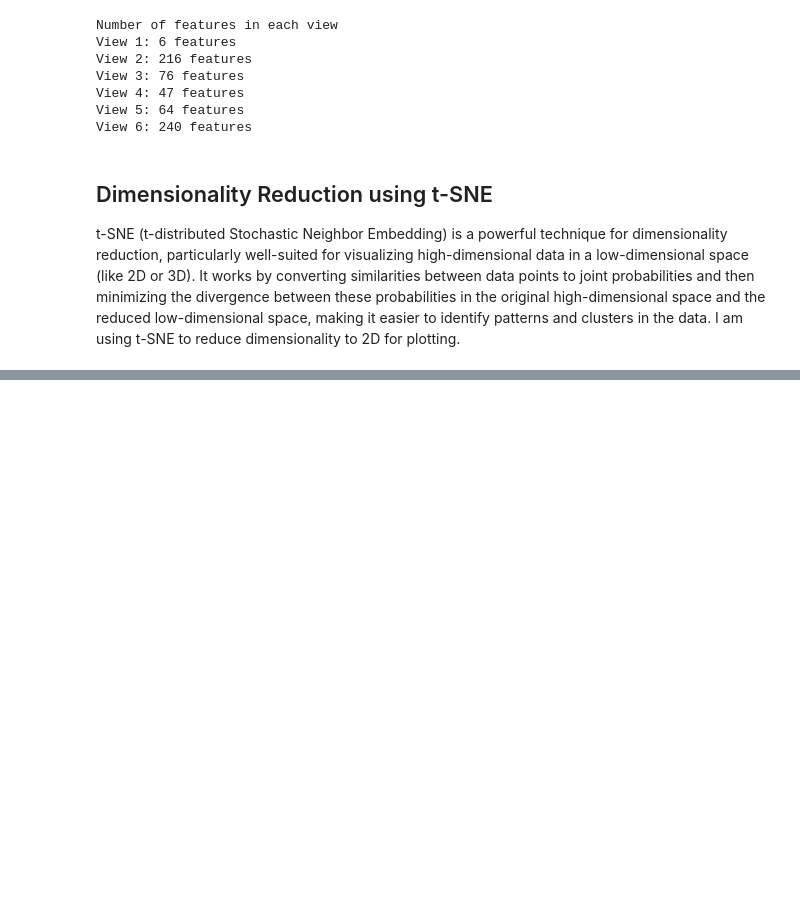
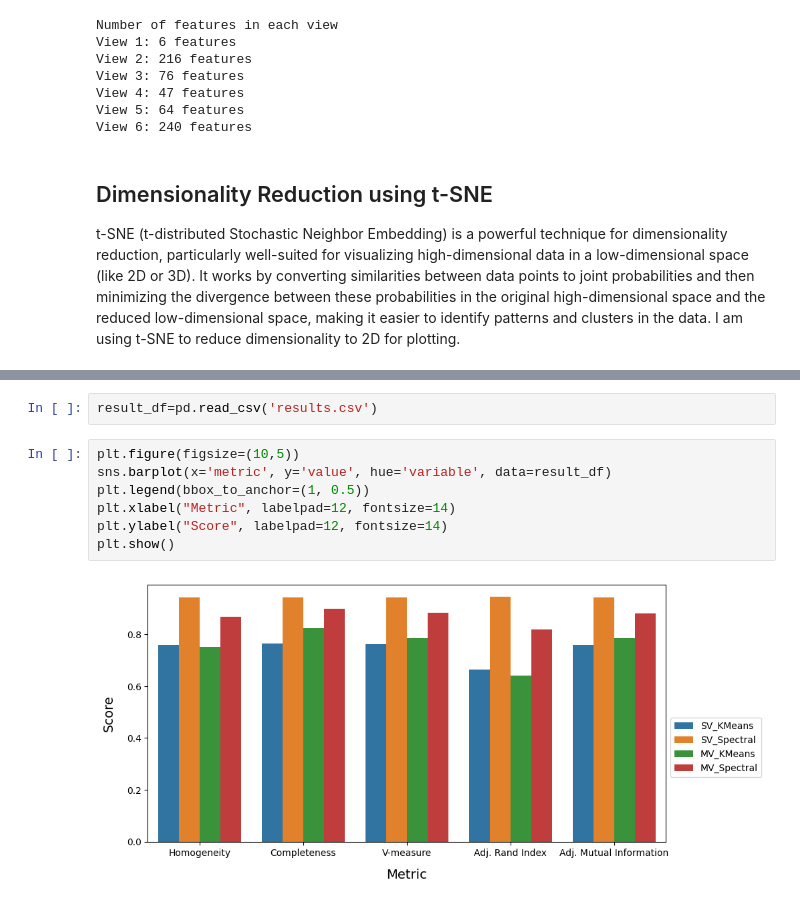
Before and after one commit to Ibrahim-Ola/multi_view_learning, a Jupyter notebook: multi_view_clustering.ipynb, the cells around one changed output, grey strips where cells are left out. Saved outputs shown, nothing was run; the diff lists cells and outputs as text; blank space fills up the shorter version.

```diff
--- a/multi_view_clustering.ipynb
+++ b/multi_view_clustering.ipynb
@@ -69,0 +214,11 @@ tsne_df.head()
+# %%
+result_df=pd.read_csv('results.csv')
+# %%
+plt.figure(figsize=(10,5))
+sns.barplot(x='metric', y='value', hue='variable', data=result_df)
+plt.legend(bbox_to_anchor=(1, 0.5))
+plt.xlabel("Metric", labelpad=12, fontsize=14)
+plt.ylabel("Score", labelpad=12, fontsize=14)
+plt.show()
+# %% [output]
+[figure, added]
```
Also changed, not shown: parts of 16 cells of this notebook.
